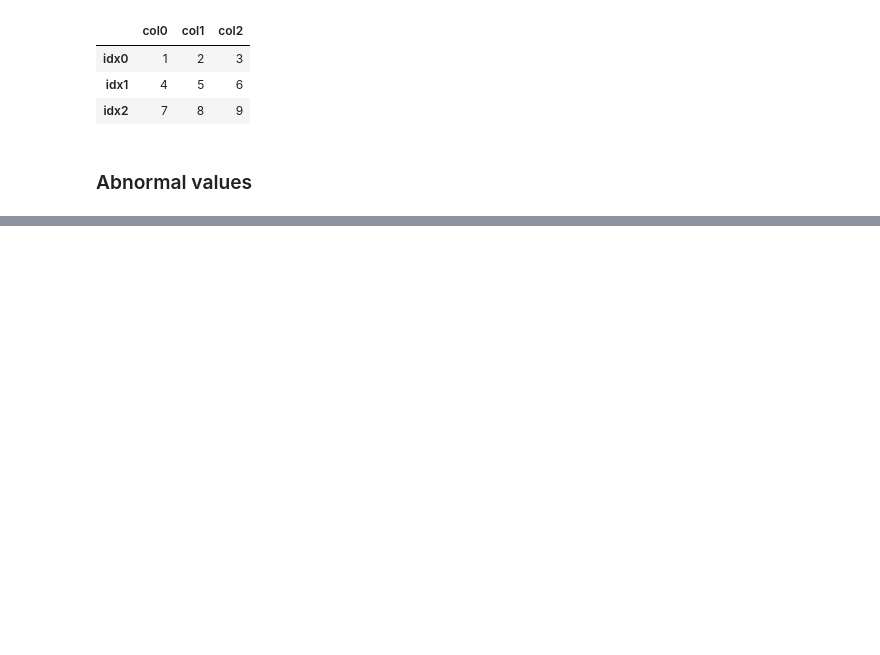
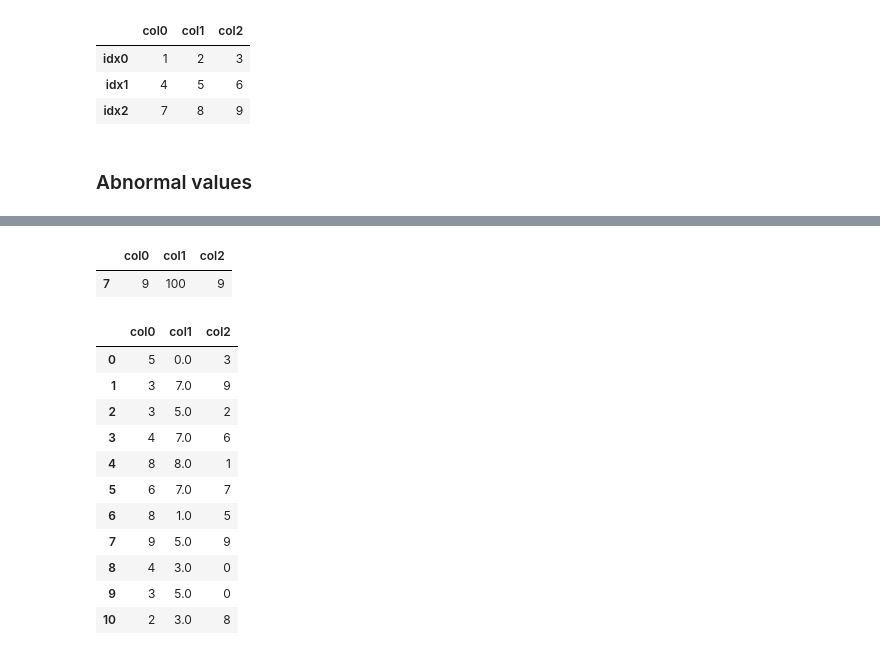
Before and after one commit to hc-sun/python-data-science, a Jupyter notebook: pandas.ipynb, the cells around one changed output, grey strips where cells are left out. Saved outputs shown, nothing was run; the diff lists cells and outputs as text; code cells hidden in the pictures; blank space fills up the shorter version.

```diff
--- a/pandas.ipynb
+++ b/pandas.ipynb
@@ -409,0 +436,37 @@ df.boxplot()
+# %%
+# IQR Method
+# define outlier as a value that is less than Q1 - 1.5 * IQR, or more than Q3 + 1.5 * IQR
+
+np.random.seed(0)
+df = pd.DataFrame(np.random.randint(0, 10, (11, 3)), columns=['col0', 'col1', 'col2'])
+df.iloc[7, 1] = 100
+
+Q1 = df['col1'].quantile(0.25)
+Q3 = df['col1'].quantile(0.75)
+IQR = Q3 - Q1
+
+lower_bound = Q1 - 1.5 * IQR
+upper_bound = Q3 + 1.5 * IQR
+
+outliers = df[(df['col1'] < lower_bound) | (df['col1'] > upper_bound)]
+outliers
+# %% [output]
+|  | col0 | col1 | col2 |
+| 7 | 9 | 100 | 9 |
+# %%
+# replace outliers with median
+df['col1'] = np.where((df['col1'] < lower_bound) | (df['col1'] > upper_bound), df['col1'].median(), df['col1'])
+df
+# %% [output]
+|  | col0 | col1 | col2 |
+| 0 | 5 | 0.0 | 3 |
+| 1 | 3 | 7.0 | 9 |
+| 2 | 3 | 5.0 | 2 |
+| 3 | 4 | 7.0 | 6 |
+| 4 | 8 | 8.0 | 1 |
+| 5 | 6 | 7.0 | 7 |
+| 6 | 8 | 1.0 | 5 |
+| 7 | 9 | 5.0 | 9 |
+| 8 | 4 | 3.0 | 0 |
+| 9 | 3 | 5.0 | 0 |
+| 10 | 2 | 3.0 | 8 |
```
Also changed, not shown: parts of 6 cells of this notebook.
